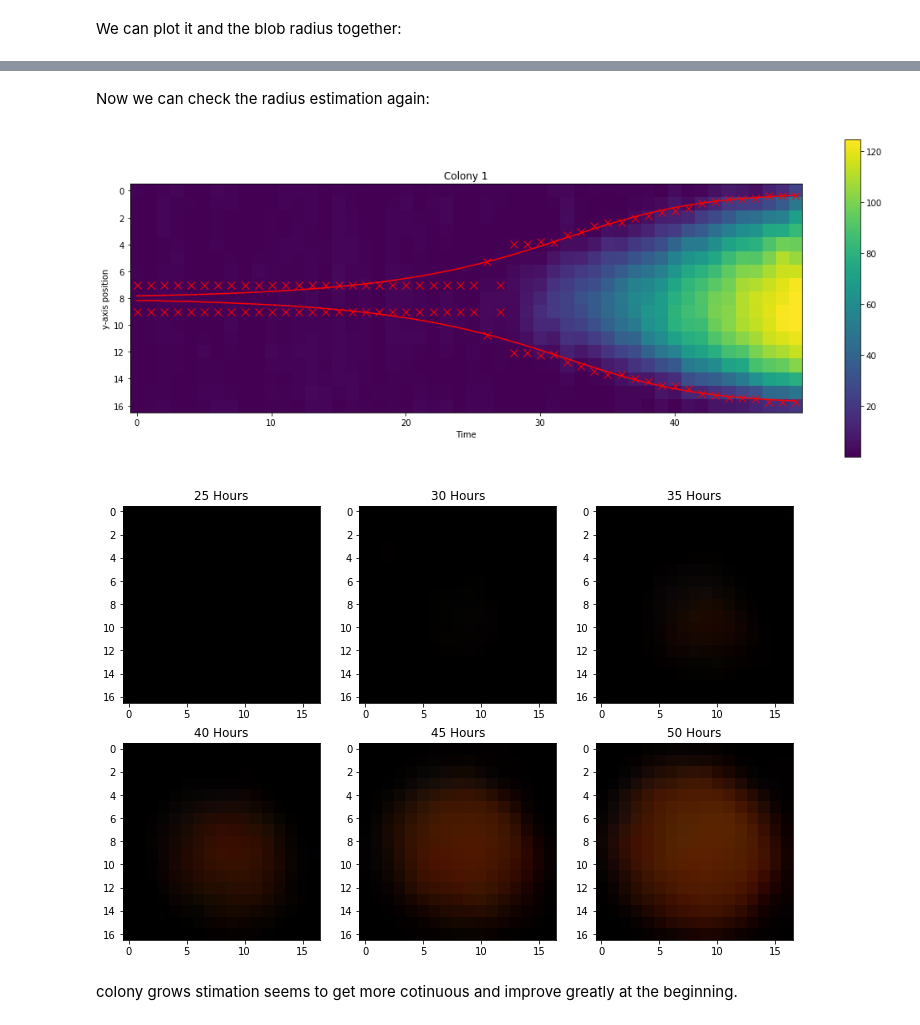
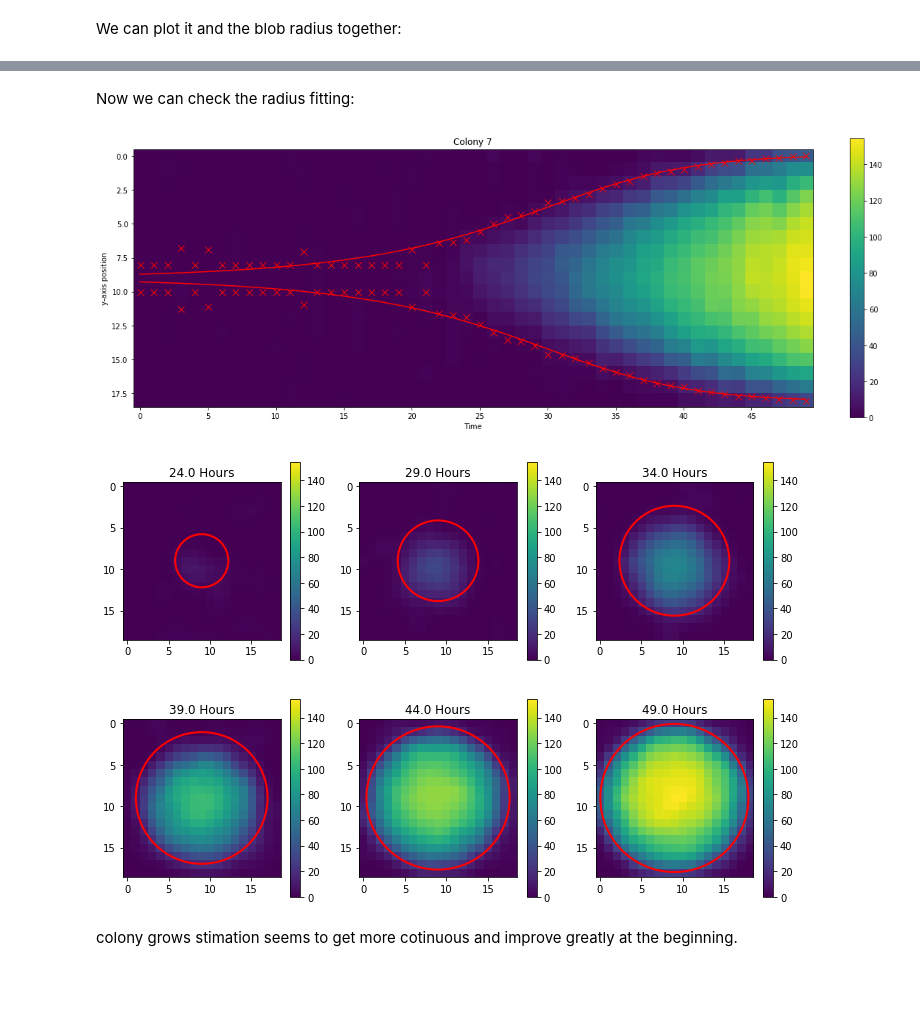
Before and after one commit to RudgeLab/FluoPi, a Jupyter notebook: Examples/Colony_size_and_fluo.ipynb, the cells around one changed output, grey strips where cells are left out. Cells and saved outputs as stored; diff of their text form; code cells hidden in the pictures; blank space fills up the shorter version.

```diff
--- a/Examples/Colony_size_and_fluo.ipynb
+++ b/Examples/Colony_size_and_fluo.ipynb
@@ -177,5 +216,5 @@ To properly identification, it's important to set the **threshold value** for ea
 # %%
-blobD = flua.colony_blobs_id(sDatSall,0.26,im_fname%(lim),filename='Plots/Size_and_fluo/DetectedBlobs')
-# Threshold is the second argument e.g. 0.26
+threshold = 0.26
+blobD = flua.colony_blobs_id(sDatSall,im_fname%(lim),threshold,sigma_lims = Slims, max_over = 0.8)#,filename='Plots/Size_and_fluo/DetectedBlobs')
 # %% [output]
 [figure]
@@ -254,11 +308,11 @@ As we have estimated colony location (and maximmum size), we can analyse the dyn
 With the data obtained so far we can plot the fluorescence dynamics of colonies. We can choose some representative colonies and use the FluoPi `rois_plt_fluo_dynam()` function to perform this task:
 # %%
 #define the selected colonies
-Cols=[1,17,45,79,66,125,81,109,121]
+Cols=[7,15,45,75,79,81,109,123,125]
 
 #use the function to plot
-#flup.rois_plt_fluo_dynam(RoisC,T,Cols)
-flup.rois_plt_fluo_dynam(RoisC,T,Cols,filename='Plots/Size_and_fluo/Channel_total_intensity')
+flup.rois_plt_fluo_dynam(RoisC,T,Cols)
+#flup.rois_plt_fluo_dynam(RoisC,T,Cols,filename='Plots/Size_and_fluo/Channel_total_intensity')
 
 print('Each line correspond to a different ROI')
 # %% [output]
@@ -280,7 +334,11 @@ The following loop finds blobs and stores the width in each frame. The result is
 # %%
+# This block could be a bit slow, don't get stressed.
+
+tl_threshold = 0.37
+
 import time
 start = time.time()
-R_frame=flua.frame_colony_radius(ACRoisS,Cols,0.37)
+R_frame = flua.frame_colony_radius(ACRoisS, Cols, tl_threshold, max_sig = Slims[1])
 end = time.time()
 print(str(end - start)+' seg') #to know how long it takes to run
 # %% [output]
@@ -341,7 +402,7 @@ SingleF=flua.function_fit(T,A,init,end,idx)
 # %% [markdown]
 or you can perform the fit to a dictionary of selected colonies with the same function:
 # %%
-init=21
+init=10
 end=-1
 A_fitS=flua.function_fit(T,A,init,end,Cols)
 # %% [output]
@@ -412,18 +476,20 @@ plt.savefig("Plots/Size_and_fluo/colonyRadiusFit_points.pdf", transparent=True)
 # %% [markdown]
-Now we can check the radius estimation again:
+Now we can check the radius fitting:
 # %%
 IDCol=int(Cols[0])
-#flup.check_radius(ACRoisS,IDCol,T,r_fit=r_fit[IDCol],r_dots=R_frame[IDCol])
-flup.check_radius(ACRoisS,IDCol,T,r_fit=r_fit[IDCol],r_dots=R_frame[IDCol],filename='Plots/Size_and_fluo/3Kymograph_fit2_color_'+str(IDCol))
+
+flup.check_radius(ACRoisS,IDCol,T,r_fit=r_fit[IDCol],r_dots=R_frame[IDCol])
+#flup.check_radius(ACRoisS,IDCol,T,r_fit=r_fit[IDCol],r_dots=R_frame[IDCol], filename='Plots/Size_and_fluo/3Kymograph_fit2_color_'+str(IDCol))
 # %% [output]
-[figure, old version]
+[figure, new version]
 # %%
 IDCol=Cols[0]
 fname=('ROIs/sumCol'+str(IDCol)+'_ROI_step%d.pdf')
-Times=[24,29,34,39,44,49]
-flup.tl_roi(Rois,IDCol,Times,fname,radius=r_fit[IDCol], chan_sum=False, gridsize=[2,3])
+Frames=[24,29,34,39,44,49]
+
+flup.tl_roi(Rois,T,IDCol,Frames,fname,radius=r_fit[IDCol], chan_sum=True, same_bar= True, gridsize=[2,3])
 # %% [output]
-[figure, old version]
+[figure, new version]
 # %% [markdown]
 colony grows stimation seems to get more cotinuous and improve greatly at the beginning.
 # %% [markdown]
```
Also changed, not shown: parts of 41 cells of this notebook.
